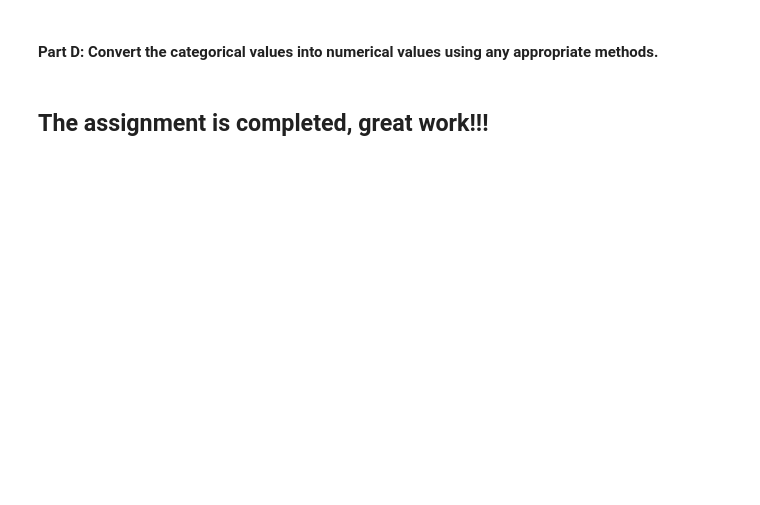
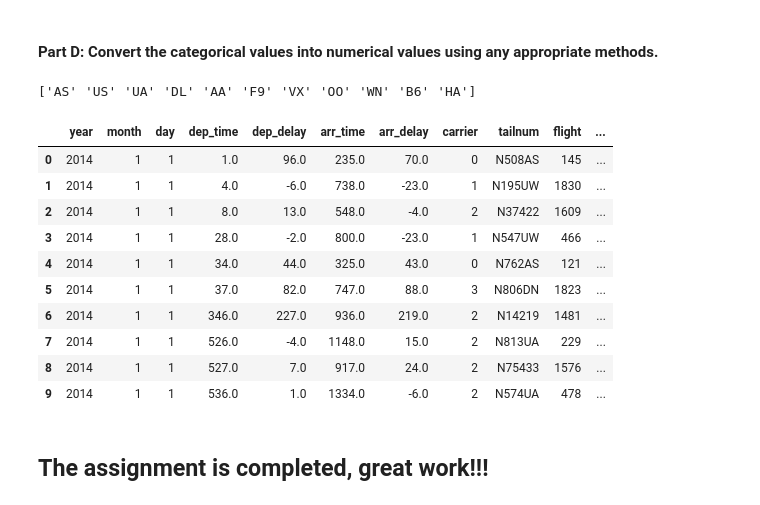
Before and after one commit to FarsanBaloo/DVA256, a Jupyter notebook: EXERCISE3/Exercise 3.ipynb, the cells around one changed output. Cells and saved outputs as stored; diff of their text form; code cells hidden in the pictures; blank space fills up the shorter version.

```diff
--- a/EXERCISE3/Exercise 3.ipynb
+++ b/EXERCISE3/Exercise 3.ipynb
@@ -1321,3 +1467,6 @@ dtype: object
 #############################
 #  INSERT YOUR CODE BELOW.  #
 #############################
+df.isnull().sum()
+newdf = df.fillna(0)
+newdf.isnull().sum()
@@ -1326,10 +1493,31 @@ dtype: object
 # %%
 # The task is to change categorical values into neumerical ones to make flexible for any data analysis
 # Consider the columuns in the dataframe that represents categorical values
 # You should use appropriate method for the conversion.
 
 #############################
 #  INSERT YOUR CODE BELOW.  #
 #############################
+newdf
+unique_ids = df['carrier'].unique()
+print(unique_ids)
+for idx, uid in enumerate(df['carrier'].unique()):
+    newdf['carrier'].replace(to_replace=[uid], value=[idx], inplace=True)
+
+
+newdf.head(10)
+# %% [output]
+['AS' 'US' 'UA' 'DL' 'AA' 'F9' 'VX' 'OO' 'WN' 'B6' 'HA']
+|  | year | month | day | dep_time | dep_delay | arr_time | arr_delay | carrier | tailnum | flight | ... |
+| 0 | 2014 | 1 | 1 | 1.0 | 96.0 | 235.0 | 70.0 | 0 | N508AS | 145 | ... |
+| 1 | 2014 | 1 | 1 | 4.0 | -6.0 | 738.0 | -23.0 | 1 | N195UW | 1830 | ... |
+| 2 | 2014 | 1 | 1 | 8.0 | 13.0 | 548.0 | -4.0 | 2 | N37422 | 1609 | ... |
+| 3 | 2014 | 1 | 1 | 28.0 | -2.0 | 800.0 | -23.0 | 1 | N547UW | 466 | ... |
+| 4 | 2014 | 1 | 1 | 34.0 | 44.0 | 325.0 | 43.0 | 0 | N762AS | 121 | ... |
+| 5 | 2014 | 1 | 1 | 37.0 | 82.0 | 747.0 | 88.0 | 3 | N806DN | 1823 | ... |
+| 6 | 2014 | 1 | 1 | 346.0 | 227.0 | 936.0 | 219.0 | 2 | N14219 | 1481 | ... |
+| 7 | 2014 | 1 | 1 | 526.0 | -4.0 | 1148.0 | 15.0 | 2 | N813UA | 229 | ... |
+| 8 | 2014 | 1 | 1 | 527.0 | 7.0 | 917.0 | 24.0 | 2 | N75433 | 1576 | ... |
+| 9 | 2014 | 1 | 1 | 536.0 | 1.0 | 1334.0 | -6.0 | 2 | N574UA | 478 | ... |
 # %% [markdown]
 ## The assignment is completed, great work!!!
```
Also changed, not shown: parts of 23 cells of this notebook, 4 other files.
